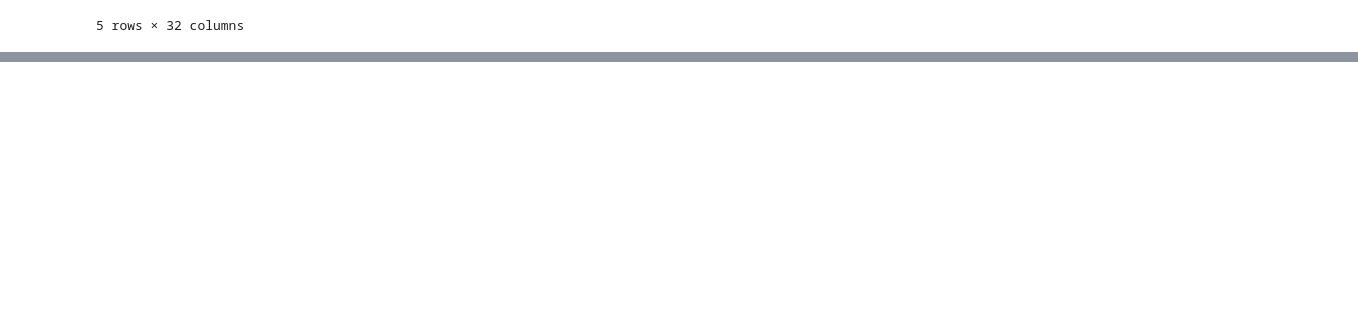
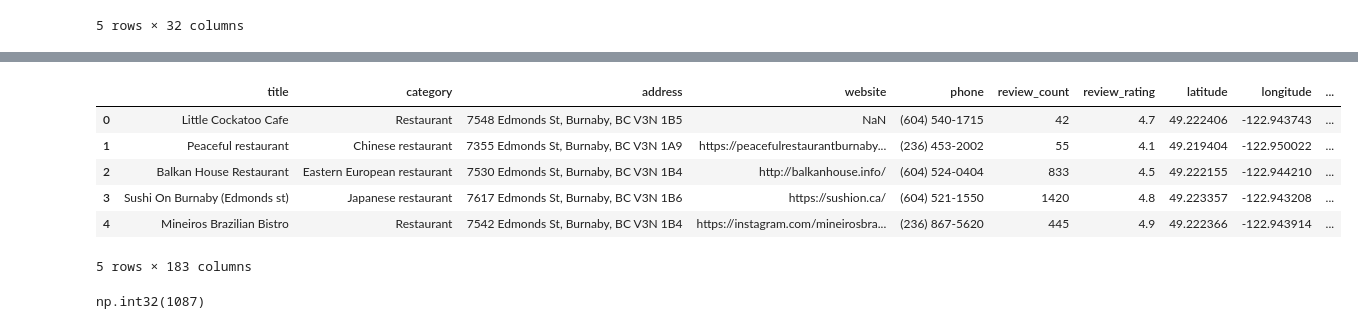
Before and after one commit to notjamesw/Vancouver-Eats, a Jupyter notebook: model/data/preprocess.ipynb, the cells around one changed output, grey strips where cells are left out. Saved outputs shown, nothing was run; the diff lists cells and outputs as text; code cells hidden in the pictures; blank space fills up the shorter version.

```diff
--- a/model/data/preprocess.ipynb
+++ b/model/data/preprocess.ipynb
@@ -33,3 +35,8 @@ raw_data.head()
 | 3 | 6623c9e0-0a30-4aab-b666-353f1681fa0f | https://www.google.com/maps/place... | Sushi On Burnaby (Edmonds st) | Japanese restaurant | 7617 Edmonds St, Burnaby, BC V3N 1B6 | {"Friday":["11:30 a.m.–10 p.m."],... | {"Friday":{"10":0,"11":19,"12":34... | https://sushion.ca/ | (604) 521-1550 | 63F4+8P Burnaby, British Columbia | ... |
 | 4 | 6623c9e0-0a30-4aab-b666-353f1681fa0f | https://www.google.com/maps/place... | Mineiros Brazilian Bistro | Restaurant | 7542 Edmonds St, Burnaby, BC V3N 1B4 | {"Friday":["9 a.m.–9 p.m."],"Mond... | {"Friday":{"10":24,"11":44,"12":4... | https://instagram.com/mineirosbra... | (236) 867-5620 | 63C4+WC Burnaby, British Columbia | ... |
 5 rows × 32 columns
+# %%
+# check number of duplicate entries based on name and address
+# Remove duplicate entries based on 'title' and 'address'
+raw_data = raw_data.drop_duplicates(subset=['title', 'address'])
+raw_data.shape
@@ -35,0 +257,38 @@ raw_data.head()
+# %%
+def parse_reviews(x):
+    if pd.isna(x) or not str(x).strip():
+        return []
+    if isinstance(x, list):
+        return x
+    try:
+        return json.loads(x)
+    except Exception:
+        return []
+
+def extract_review_text(reviews):
+    if not isinstance(reviews, list):
+        return ""
+
+    descriptions = []
+    for r in reviews:
+        if isinstance(r, dict):
+            desc = r.get('Description')
+            if isinstance(desc, str) and desc.strip():
+                descriptions.append(desc.strip())
+
+    return " ".join(descriptions)
+
+data['reviews_text'] = data['user_reviews'].apply(parse_reviews).apply(extract_review_text)
+
+data_cleaned = data.copy()
+data_cleaned.drop(columns=['about', 'about_parsed', 'reviews_per_rating', 'ratings_parsed', 'user_reviews'], inplace=True)
+
+data_cleaned.head()
+# %% [output]
+|  | title | category | address | website | phone | review_count | review_rating | latitude | longitude | ... |
+| 0 | Little Cockatoo Cafe | Restaurant | 7548 Edmonds St, Burnaby, BC V3N 1B5 | NaN | (604) 540-1715 | 42 | 4.7 | 49.222406 | -122.943743 | ... |
+| 1 | Peaceful restaurant | Chinese restaurant | 7355 Edmonds St, Burnaby, BC V3N 1A9 | https://peacefulrestaurantburnaby... | (236) 453-2002 | 55 | 4.1 | 49.219404 | -122.950022 | ... |
+| 2 | Balkan House Restaurant | Eastern European restaurant | 7530 Edmonds St, Burnaby, BC V3N 1B4 | http://balkanhouse.info/ | (604) 524-0404 | 833 | 4.5 | 49.222155 | -122.944210 | ... |
+| 3 | Sushi On Burnaby (Edmonds st) | Japanese restaurant | 7617 Edmonds St, Burnaby, BC V3N 1B6 | https://sushion.ca/ | (604) 521-1550 | 1420 | 4.8 | 49.223357 | -122.943208 | ... |
+| 4 | Mineiros Brazilian Bistro | Restaurant | 7542 Edmonds St, Burnaby, BC V3N 1B4 | https://instagram.com/mineirosbra... | (236) 867-5620 | 445 | 4.9 | 49.222366 | -122.943914 | ... |
+5 rows × 183 columns
@@ -35,0 +344,11 @@ raw_data.head()
+# %%
+# view columns:
+feature_names
+X_all.shape
+
+nnz_per_row = X_all.getnnz(axis=1)
+max_nonzero = nnz_per_row.max()
+
+max_nonzero
+# %% [output]
+np.int32(1087)
```
Also changed, not shown: parts of 16 cells of this notebook, 1 other file.
